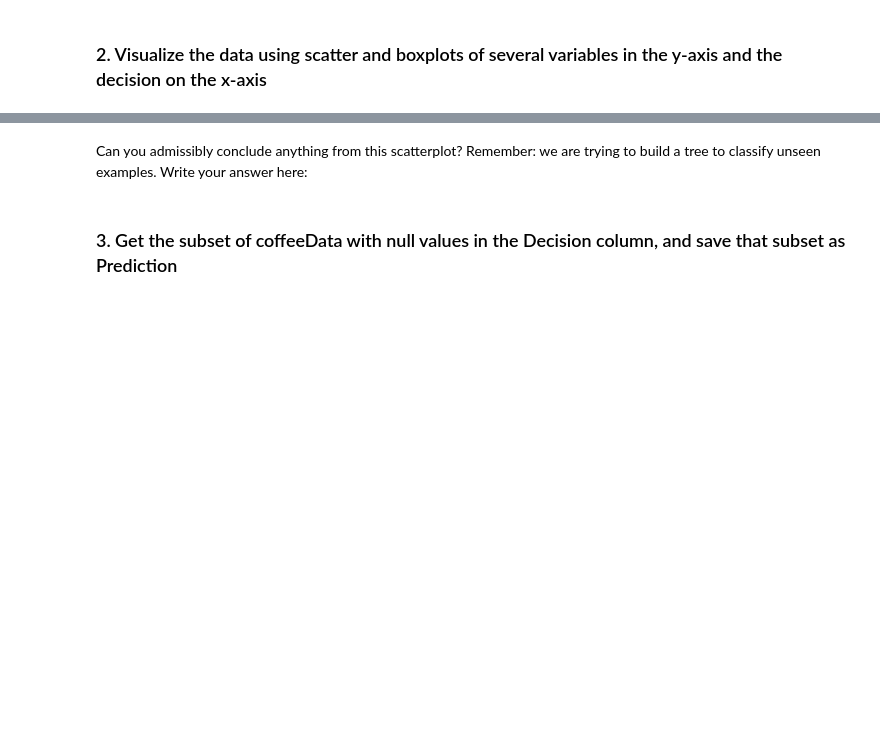
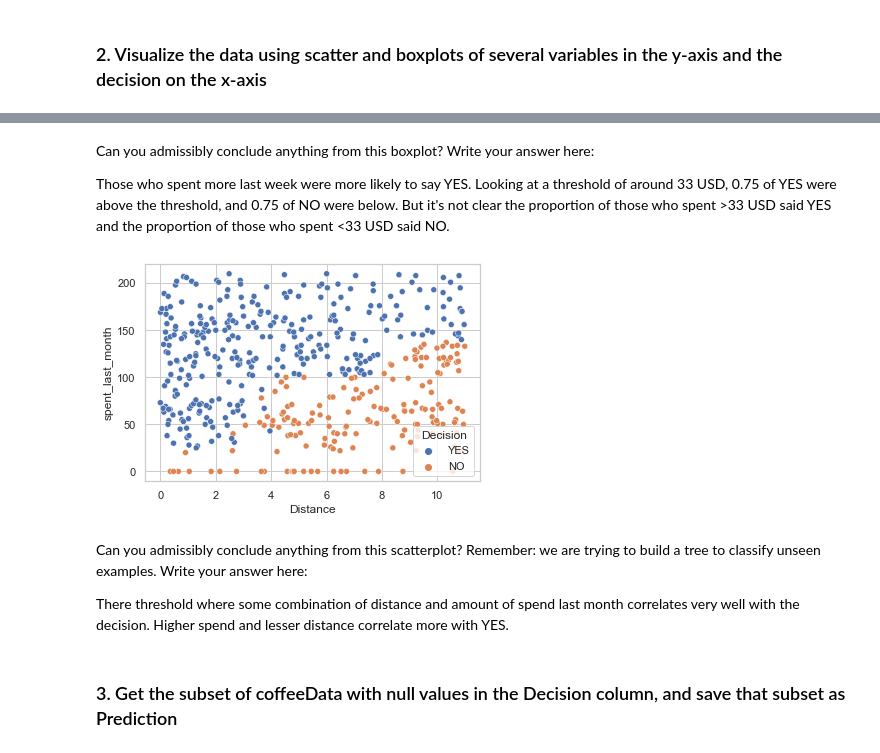
Before and after one commit to Khalif81/RR_Diner, a Jupyter notebook: Specialty_Coffee.ipynb, the cells around one changed output, grey strips where cells are left out. Saved outputs shown, nothing was run; the diff lists cells and outputs as text; code cells hidden in the pictures; blank space fills up the shorter version.

```diff
--- a/Specialty_Coffee.ipynb
+++ b/Specialty_Coffee.ipynb
@@ -271,8 +285,21 @@ Can you admissibly conclude anything from this boxplot? Write your answer here:
+# %% [markdown]
+Can you admissibly conclude anything from this boxplot? Write your answer here:
+
+Those who spent more last week were more likely to say YES. Looking at a threshold of around 33 USD, 0.75 of YES were above the threshold, and 0.75 of NO were below.  But it's not clear the proportion of those who spent >33  USD said YES and the proportion of those who spent <33 USD said NO.
 # %%
 # Make a scatterplot on NOPrediction, where x is distance, y is spent_last_month and hue is Decision
-_ _ _
+X_='Distance'
+Y_='spent_last_month'
+Data_=NOPrediction
+Hue_='Decision'
+
+sns.scatterplot(x=X_, y=Y_, data=Data_, hue=Hue_);
+# %% [output]
+[figure, added]
 # %% [markdown]
 Can you admissibly conclude anything from this scatterplot? Remember: we are trying to build a tree to classify unseen examples. Write your answer here:
+
+There threshold where some combination of distance and amount of spend last month correlates very well with the decision.  Higher spend and lesser distance correlate more with YES.
 # %% [markdown]
 ### 3. Get the subset of coffeeData with null values in the Decision column, and save that subset as Prediction
 # %%
```
Also changed, not shown: parts of 13 cells of this notebook.
